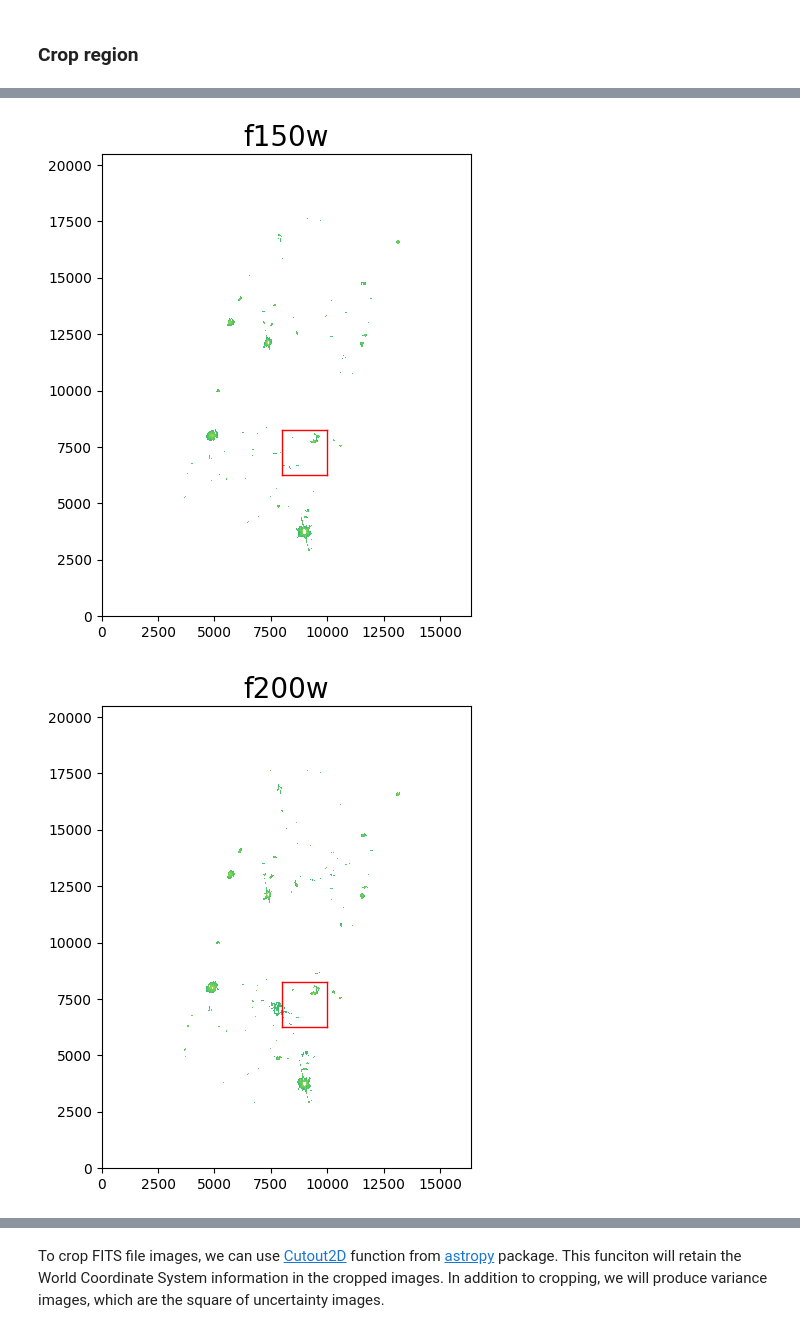
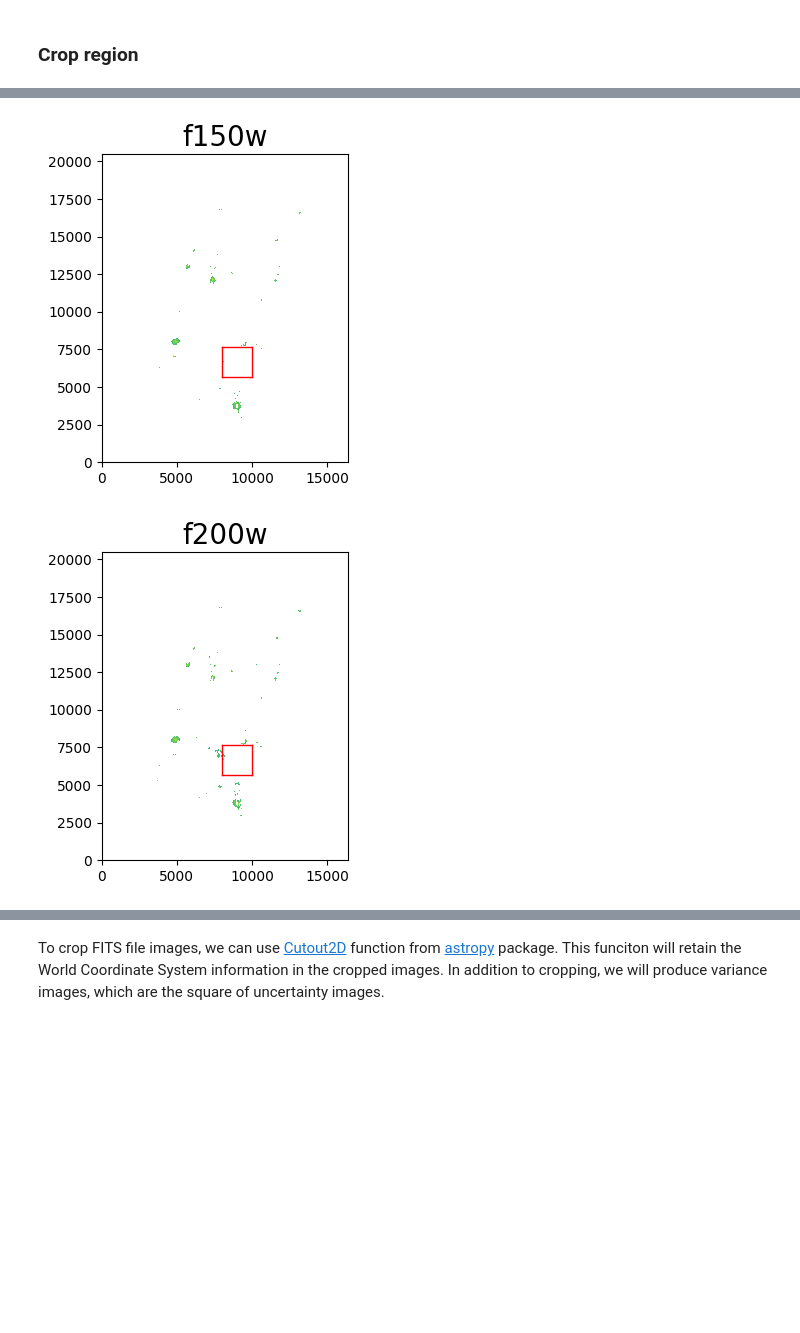
Before and after one commit to fred144/ObservationalAnalytic, a Jupyter notebook: Lab2/Step1_checking_cropping_and_color_images.ipynb, the cells around one changed output, grey strips where cells are left out. Saved outputs shown, nothing was run; the diff lists cells and outputs as text; code cells hidden in the pictures; blank space fills up the shorter version.

```diff
--- a/Lab2/Step1_checking_cropping_and_color_images.ipynb
+++ b/Lab2/Step1_checking_cropping_and_color_images.ipynb
@@ -20,16 +20,22 @@ warnings.filterwarnings('ignore')
 List the input imagig data along with the filter names
 # %%
 # list of filters and their names
-filters = ['jwst_nircam_f115w', 'jwst_nircam_f150w', 'jwst_nircam_f200w', 'jwst_nircam_f277w',
-           'jwst_nircam_f356w', 'jwst_nircam_f444w']
+filters = [
+    "jwst_nircam_f115w",
+    "jwst_nircam_f150w",
+    "jwst_nircam_f200w",
+    "jwst_nircam_f277w",
+    "jwst_nircam_f356w",
+    "jwst_nircam_f444w",
+]
 
-filters = ['f115w', 'f150w', 'f200w', 'f277w','f356w', 'f444w']
+filters = ["f115w", "f150w", "f200w", "f277w", "f356w", "f444w"]
 
 # number of filters
 nbands = len(filters)
 
 # data directory
-data_dir = './data/'
+data_dir = "./data/"
 # %% [markdown]
 ## 1.1. Checking Images and Cropping
 
@@ -37,37 +43,45 @@ Due to the inhomogeneity of imaging coverage among NIRcam filters (as shown belo
 # %% [markdown]
 ### Crop region
 # %%
-file_prefix='panoramic-j221700p0025-v7.2-'
-file_suffix_sci='-clear_drc_sci.fits.gz'
-file_suffix_wht='-clear_drc_wht.fits.gz'
+file_prefix = "panoramic-j221700p0025-v7.2-"
+file_suffix_sci = "-clear_drc_sci.fits.gz"
+file_suffix_wht = "-clear_drc_wht.fits.gz"
 
-immult=[2.0,2.0,2.0,1.0,1.0,1.0]   #  images in shorter wavelength bands have 2x sampling in pixels
+immult = [
+    2.0,
+    2.0,
+    2.0,
+    1.0,
+    1.0,
+    1.0,
+]  #  images in shorter wavelength bands have 2x sampling in pixels
 
-for i in range(0,nbands):
-    sci_name=file_prefix+filters[i]+file_suffix_sci
-    hdu = fits.open(data_dir+sci_name)
+for i in range(0, nbands):
+    sci_name = file_prefix + filters[i] + file_suffix_sci
+    hdu = fits.open(data_dir + sci_name)
     data_img = hdu[0].data
     hdu.close()
 
-    fig1 = plt.figure(figsize=(12,6))
+    fig1 = plt.figure(figsize=(4, 4))
     f1 = plt.subplot()
-    plt.title('%s' % filters[i], fontsize=20)
-    plt.imshow(np.log10(data_img), origin='lower')
+    plt.title("%s" % filters[i], fontsize=20)
+    plt.imshow(np.log10(data_img), origin="lower")
 
     # Boundary of the area to be cropped
     xmin, xmax = 4000, 5000
-    ymin, ymax = 3130, 4130
+    # ymin, ymax = 3130, 4130
+    ymin, ymax = 2830, 3830
 
-    x = np.linspace(xmin*immult[i],xmax*immult[i],100)
-    y = ymin*immult[i] + x - x
-    plt.plot(x,y,lw=1,color='red')
-    y = ymax*immult[i] + x - x
-    plt.plot(x,y,lw=1,color='red')
+    x = np.linspace(xmin * immult[i], xmax * immult[i], 100)
+    y = ymin * immult[i] + x - x
+    plt.plot(x, y, lw=1, color="red")
+    y = ymax * immult[i] + x - x
+    plt.plot(x, y, lw=1, color="red")
 
-    y = np.linspace(ymin*immult[i],ymax*immult[i],100)
-    x = xmin*immult[i] + y - y
-    plt.plot(x,y,lw=1,color='red')
-    x = xmax*immult[i] + y - y
-    plt.plot(x,y,lw=1,color='red')
+    y = np.linspace(ymin * immult[i], ymax * immult[i], 100)
+    x = xmin * immult[i] + y - y
+    plt.plot(x, y, lw=1, color="red")
+    x = xmax * immult[i] + y - y
+    plt.plot(x, y, lw=1, color="red")
     plt.show()
 # %% [output]
@@ -75,2 +89,2 @@ for i in range(0,nbands):
-[figure, old version]
+[figure, new version]
-[figure, old version]
+[figure, new version]
```
Also changed, not shown: parts of 10 cells of this notebook, 4 other files.
